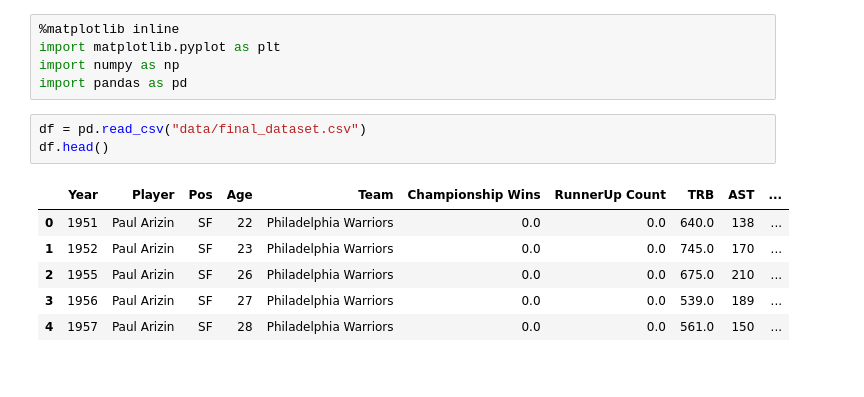
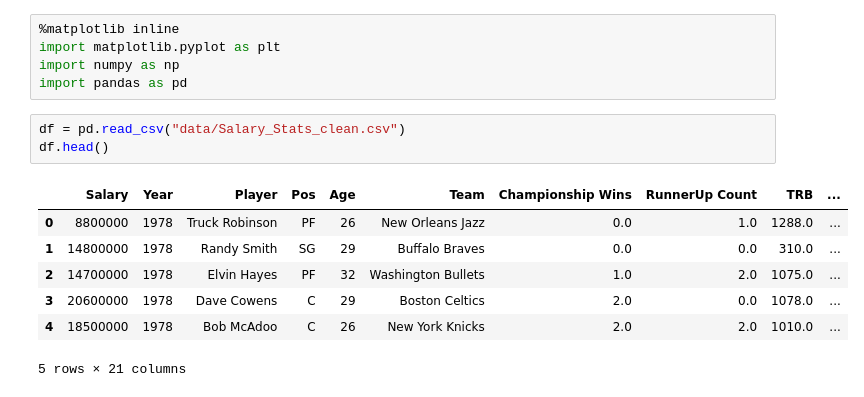
Before and after one commit to caitbeatty/nba_machine_learning, a Jupyter notebook: linear_reg_model.ipynb, the cells around one changed output. Cells and saved outputs as stored; diff of their text form.

```diff
--- a/linear_reg_model.ipynb
+++ b/linear_reg_model.ipynb
@@ -4,13 +4,14 @@ import matplotlib.pyplot as plt
 import numpy as np
 import pandas as pd
 # %%
-df = pd.read_csv("data/final_dataset.csv")
+df = pd.read_csv("data/Salary_Stats_clean.csv")
 df.head()
 # %% [output]
-|  | Year | Player | Pos | Age | Team | Championship Wins | RunnerUp Count | TRB | AST | ... |
-| 0 | 1951 | Paul Arizin | SF | 22 | Philadelphia Warriors | 0.0 | 0.0 | 640.0 | 138 | ... |
-| 1 | 1952 | Paul Arizin | SF | 23 | Philadelphia Warriors | 0.0 | 0.0 | 745.0 | 170 | ... |
-| 2 | 1955 | Paul Arizin | SF | 26 | Philadelphia Warriors | 0.0 | 0.0 | 675.0 | 210 | ... |
-| 3 | 1956 | Paul Arizin | SF | 27 | Philadelphia Warriors | 0.0 | 0.0 | 539.0 | 189 | ... |
-| 4 | 1957 | Paul Arizin | SF | 28 | Philadelphia Warriors | 0.0 | 0.0 | 561.0 | 150 | ... |
+|  | Salary | Year | Player | Pos | Age | Team | Championship Wins | RunnerUp Count | TRB | ... |
+| 0 | 8800000 | 1978 | Truck Robinson | PF | 26 | New Orleans Jazz | 0.0 | 1.0 | 1288.0 | ... |
+| 1 | 14800000 | 1978 | Randy Smith | SG | 29 | Buffalo Braves | 0.0 | 0.0 | 310.0 | ... |
+| 2 | 14700000 | 1978 | Elvin Hayes | PF | 32 | Washington Bullets | 1.0 | 2.0 | 1075.0 | ... |
+| 3 | 20600000 | 1978 | Dave Cowens | C | 29 | Boston Celtics | 2.0 | 0.0 | 1078.0 | ... |
+| 4 | 18500000 | 1978 | Bob McAdoo | C | 26 | New York Knicks | 2.0 | 2.0 | 1010.0 | ... |
+5 rows × 21 columns
 # %%
```
Also changed, not shown: parts of 12 cells of this notebook, 4 other files.
